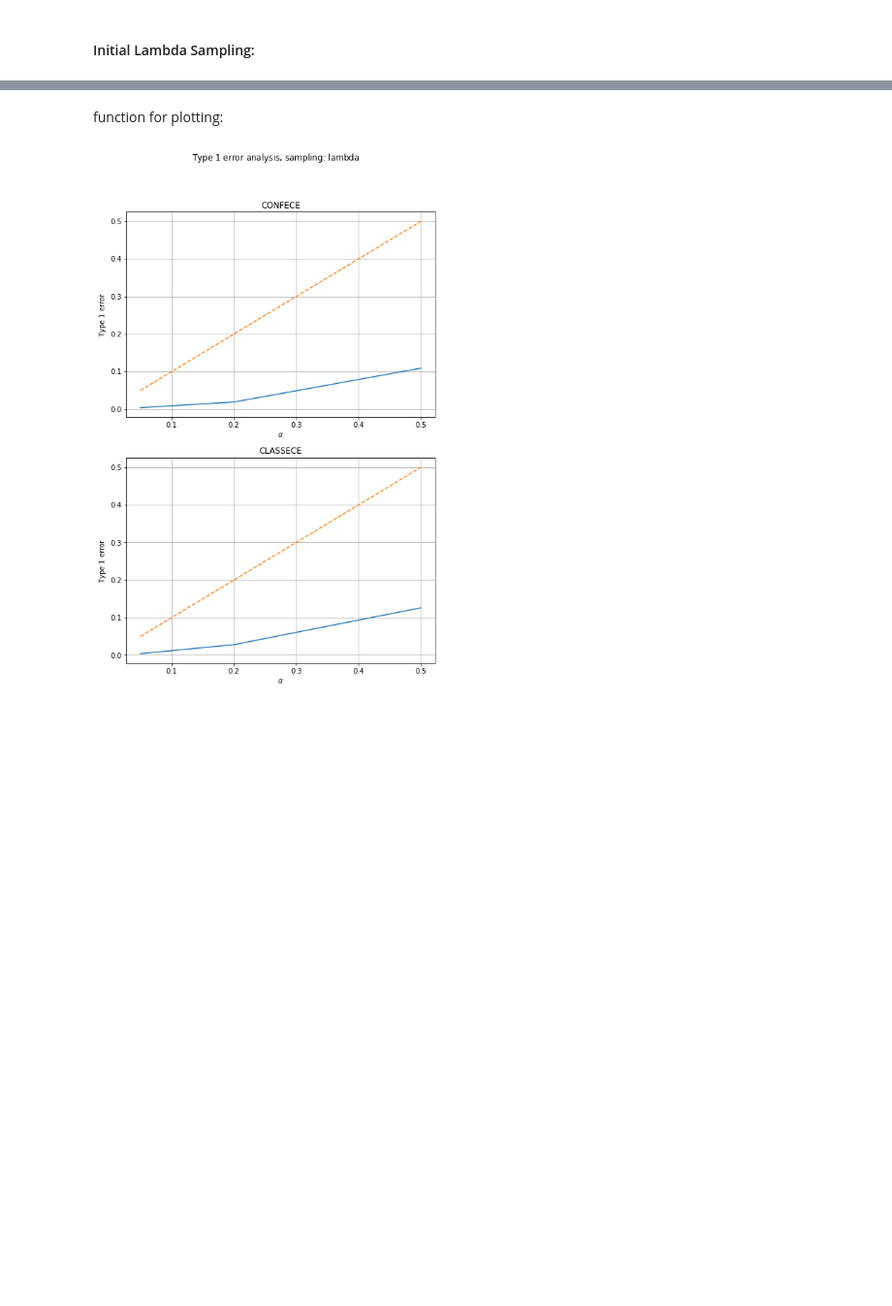
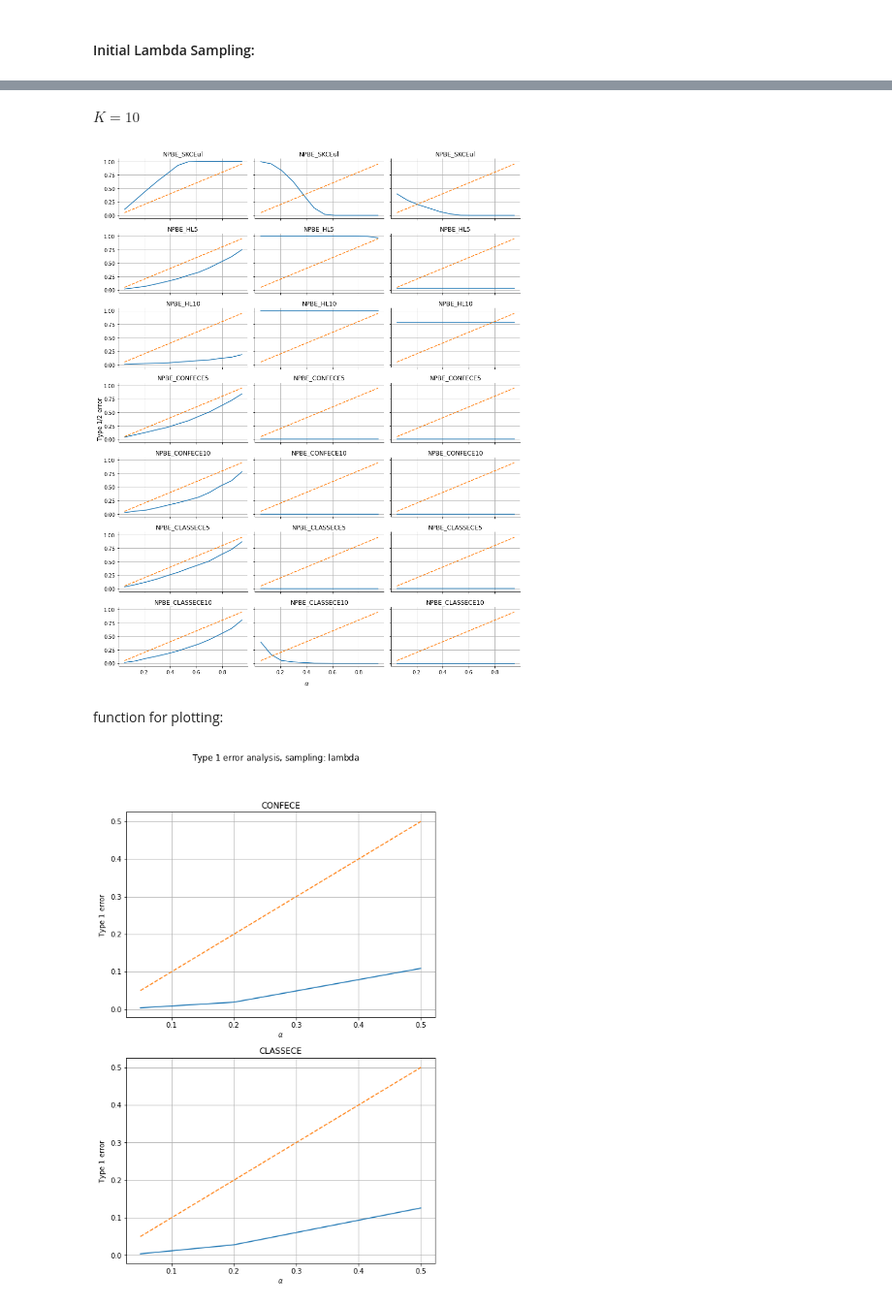
Before and after one commit to mkjuergens/EnsembleCalibration, a Jupyter notebook: ensemblecalibration/calibration/results_t1_t2.ipynb, the cells around one changed output, grey strips where cells are left out. Shown at 97% size. Drawn from its saved outputs; the diff is of its cells as text; code cells hidden in the pictures; blank space fills up the shorter version.

```diff
--- a/ensemblecalibration/calibration/results_t1_t2.ipynb
+++ b/ensemblecalibration/calibration/results_t1_t2.ipynb
@@ -46,3 +61,9 @@ fig_test_lambda_10 = plot_t1_erros_analysis(results_test_lambda_10, list_errors=
+# %% [markdown]
+$K=10$
+# %%
+fig_lambda_orig_10 = plot_t1_erros_analysis(results_final_lambda_100_10_10, list_errors=list(results_final_lambda_100_10_10.keys()), plot_ha=True, figsize=(12, 15))
+# %% [output]
+[figure, added]
 # %% [markdown]
 function for plotting:
 # %%
```
Also changed, not shown: parts of 11 cells of this notebook, 1 other file.
